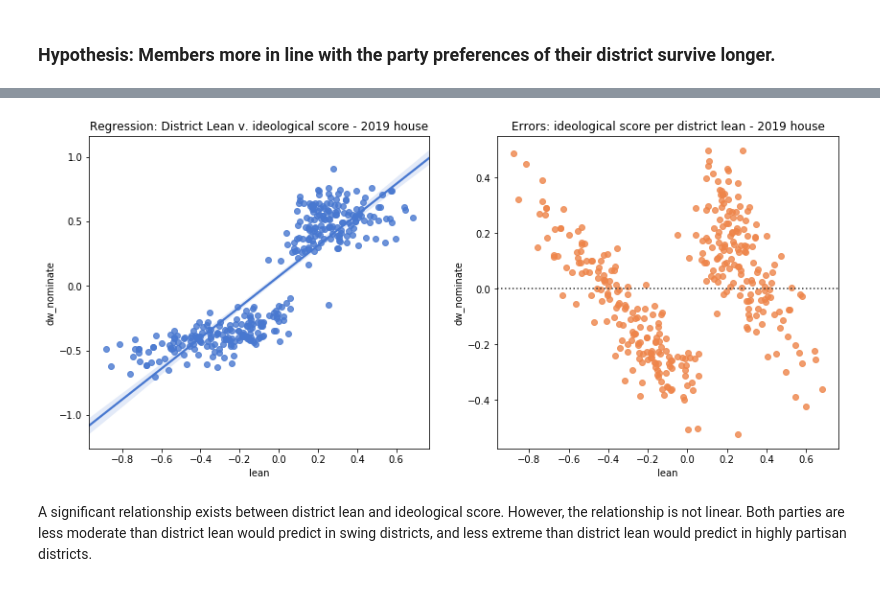
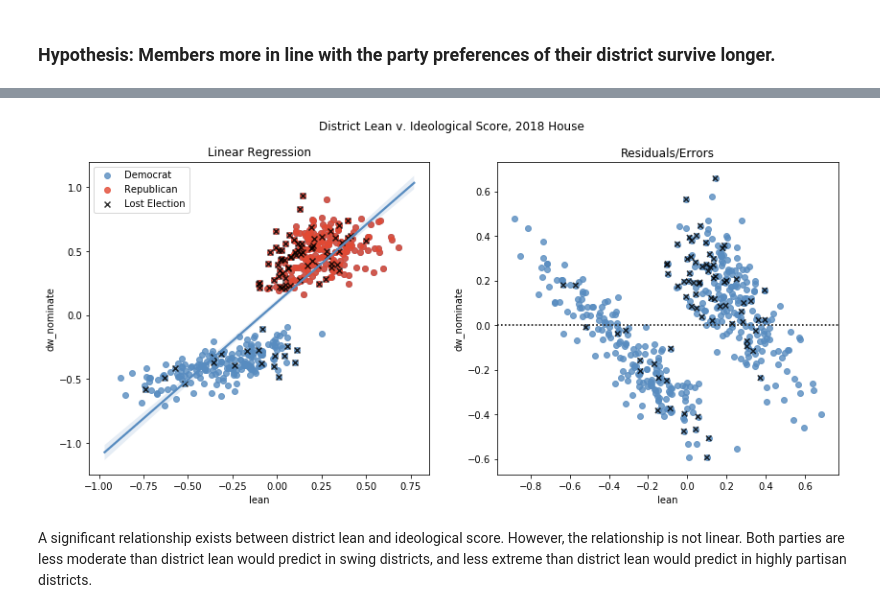
Before and after one commit to Nhorning/Congressional_Survival, a Jupyter notebook: Exploratory Data Analysis.ipynb, the cells around one changed output, grey strips where cells are left out. Saved outputs shown, nothing was run; the diff lists cells and outputs as text; code cells hidden in the pictures.

```diff
--- a/Exploratory Data Analysis.ipynb
+++ b/Exploratory Data Analysis.ipynb
@@ -768,5 +733,8 @@ distlean
 distlean['state'] = distlean['district'].apply(lambda x: x.split('-')[0])
 distlean['district'] = distlean['district'].apply(lambda x: int(x.split('-')[1]))
 # %%
-current = [x.year > datetime.now().year for x in df.end_date]
-ded2018 = [x.year == 2019 for x in df.end_date]
+
+endafter = [x.year >= 2018 for x in df.end_date]
+startbefore = [x.year <= 2018 for x in df.start_date]
+house2018 = [all(x) for x in zip(endafter, startbefore)]
+#house2018
@@ -776,20 +741,36 @@ deddata = pd.merge(df.loc[ded2018], distlean, on = ['state','district'], how='le
+# %%
+data = pd.merge(df.loc[house2018], distlean, on=['state','district'], how='left')
+ded2018 = [x.year == 2019 for x in data.end_date]
+deddata = data.loc[ded2018]
+#R = (data.party == 'R')
+#Rsize = [int(x)*30 for x in R]
+ded = [int(x)*30 for x in ded2018]
 # %%
+
 #relationship between district lean and dw_nominate
+
+palette = sns.color_palette('RdYlBu',6)
+
+R = [x == 'R' for x in data.party]
+Rsize = [int(x)*30 for x in R]
+
 f, (ax1, ax2) = plt.subplots(1,2, figsize=(14,6))
-#scatter_kws=dict()
-#print(scatter_kws)
-sns.regplot('lean','dw_nominate', data=data, ax=ax1)
-#sns.regplot('lean','dw_nominate', data=deddata, ax=ax1, fit_reg=False, marker='x')
+sns.regplot('lean','dw_nominate', data=data, ax=ax1, label='Democrat', color=palette[5])
+sns.regplot('lean','dw_nominate', data=data[R], color=palette[0], fit_reg=False, ax=ax1, label='Republican')
+sns.regplot('lean','dw_nominate', data=deddata, ax=ax1, fit_reg=False, marker='x', color='black', label='Lost Election')
 
-sns.residplot('lean', 'dw_nominate',  data=data, ax=ax2,)
-#sns.residplot('lean', 'dw_nominate',  data=deddata, ax=ax2, scatter_kws=dict(marker='x'))
+sns.residplot('lean', 'dw_nominate', data=data, ax=ax2, color=palette[5])
+#sns.residplot('lean', 'dw_nominate', data=data, ax=ax2, scatter_kws=dict(s=Rsize, color=palette[0]))
+sns.residplot('lean', 'dw_nominate', data=data, ax=ax2, scatter_kws=dict(s=ded, color='black', marker='x'))
 
-ax1.set_title('Regression: District Lean v. ideological score - 2019 house')
-ax2.set_title('Errors: ideological score per district lean - 2019 house')
+ax1.set_title('Linear Regression')
+ax2.set_title('Residuals/Errors')
 
+f.suptitle('District Lean v. Ideological Score, 2018 House')
+ax1.legend()
 plt.show()
 # %% [output]
-[figure, old version]
+[figure, new version]
 # %% [markdown]
 A significant relationship exists between district lean and ideological score. However, the relationship is not linear. Both parties are less moderate than district lean would predict in swing districts, and less extreme than district lean would predict in highly partisan districts.
 # %%
```
Also changed, not shown: parts of 6 cells of this notebook, 2 other files.
